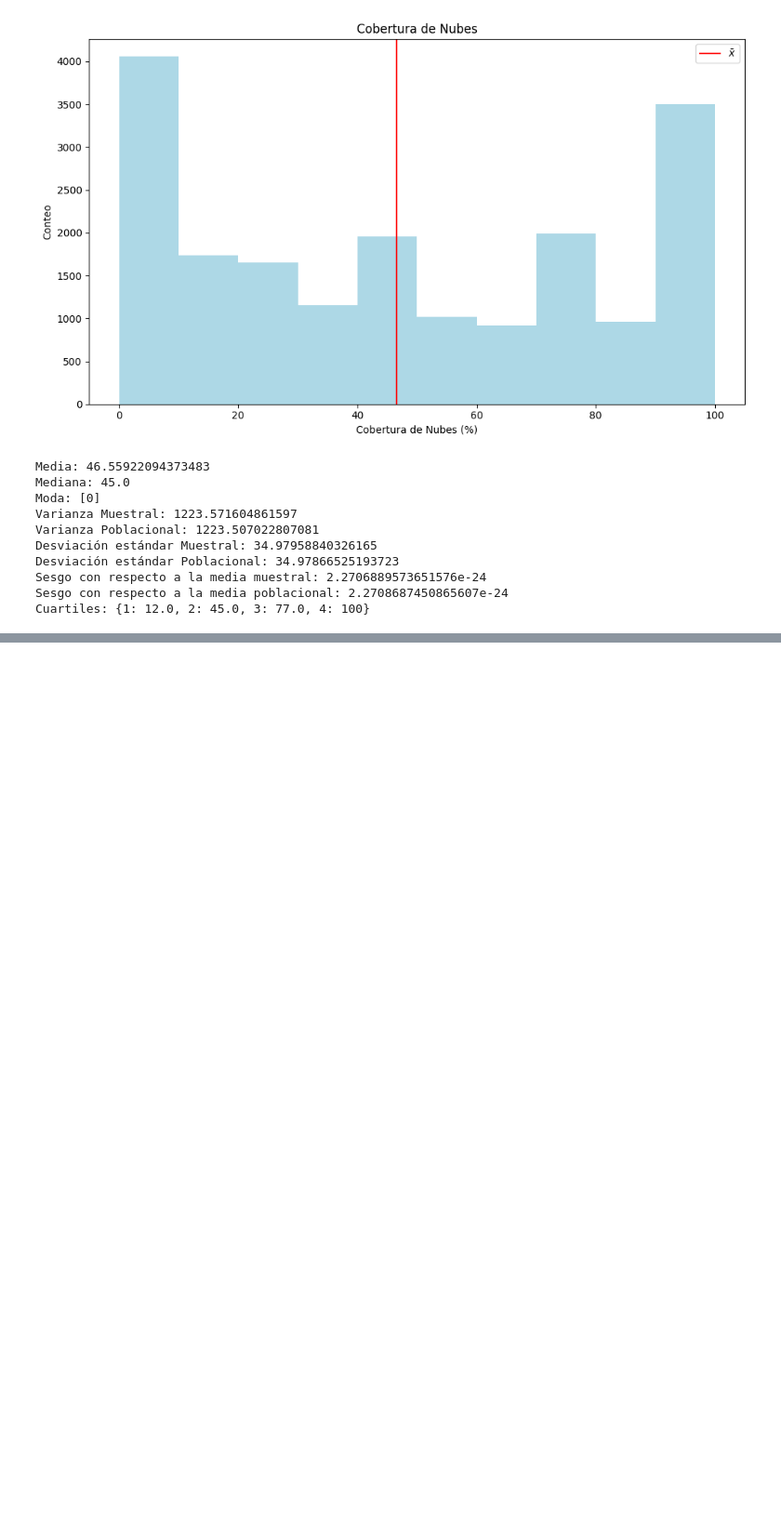
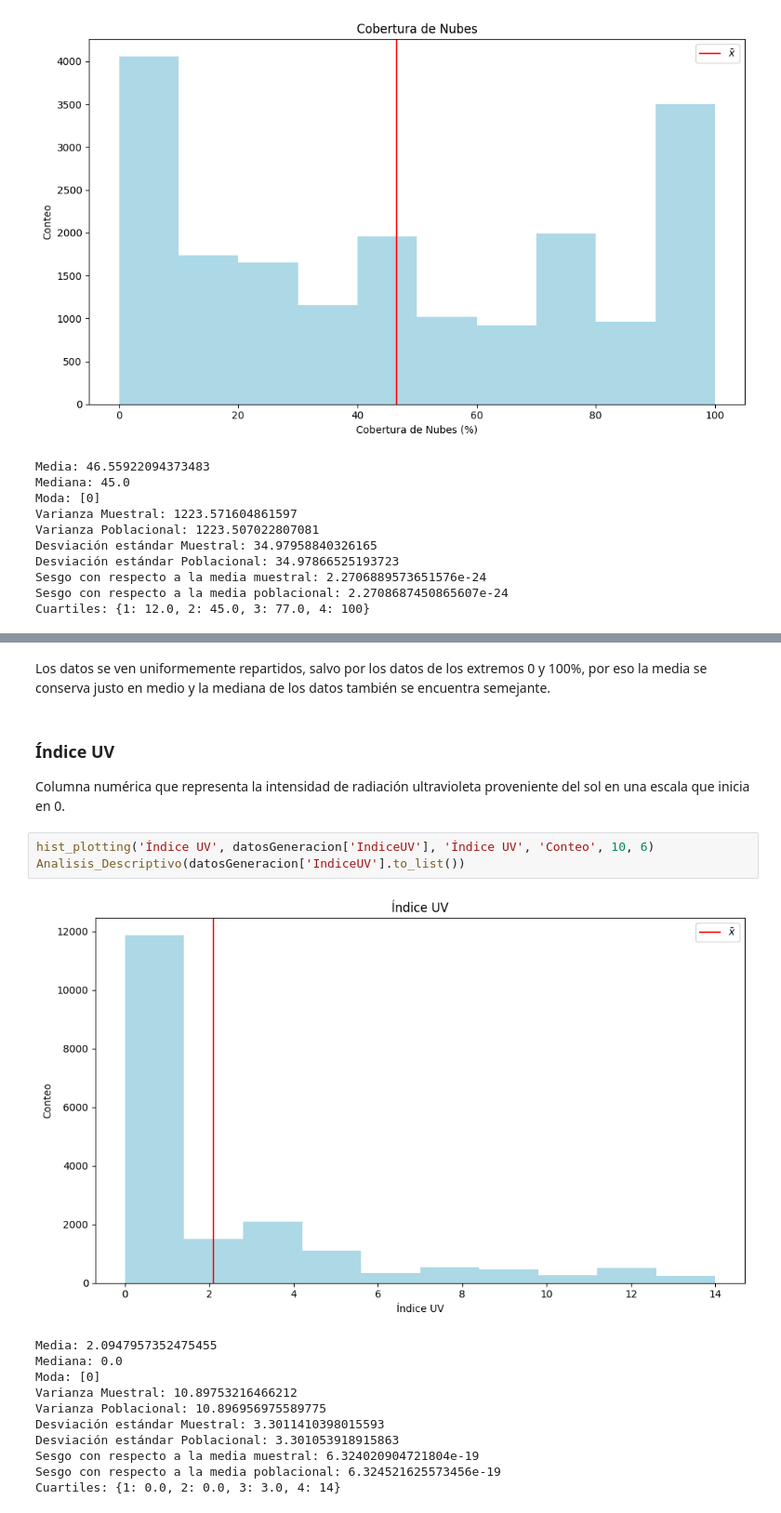
Before and after one commit to ClaudiaGtzD/AprendizajeAutomatico, a Jupyter notebook: Semana03/Tarea_03.ipynb, the cells around one changed output, grey strips where cells are left out. Shown: that part at 93% size. Saved outputs shown, nothing was run; the diff lists cells and outputs as text; blank space fills up the shorter version.

```diff
--- a/Semana03/Tarea_03.ipynb
+++ b/Semana03/Tarea_03.ipynb
@@ -580,0 +425,21 @@ Análisis de: DireccionViento
+# %% [markdown]
+Los datos se ven uniformemente repartidos, salvo por los datos de los extremos 0 y 100%, por eso la media se conserva justo en medio y la mediana de los datos también se encuentra semejante.
+# %% [markdown]
+### Índice UV
+
+Columna numérica que representa la intensidad de radiación ultravioleta proveniente del sol en una escala que inicia en 0.
+# %%
+hist_plotting('Índice UV', datosGeneracion['IndiceUV'], 'Índice UV', 'Conteo', 10, 6)
+Analisis_Descriptivo(datosGeneracion['IndiceUV'].to_list())
+# %% [output]
+[figure, added]
+Media: 2.0947957352475455
+Mediana: 0.0
+Moda: [0]
+Varianza Muestral: 10.89753216466212
+Varianza Poblacional: 10.896956975589775
+Desviación estándar Muestral: 3.3011410398015593
+Desviación estándar Poblacional: 3.301053918915863
+Sesgo con respecto a la media muestral: 6.324020904721804e-19
+Sesgo con respecto a la media poblacional: 6.324521625573456e-19
+Cuartiles: {1: 0.0, 2: 0.0, 3: 3.0, 4: 14}
```
Also changed, not shown: parts of 18 cells of this notebook.
